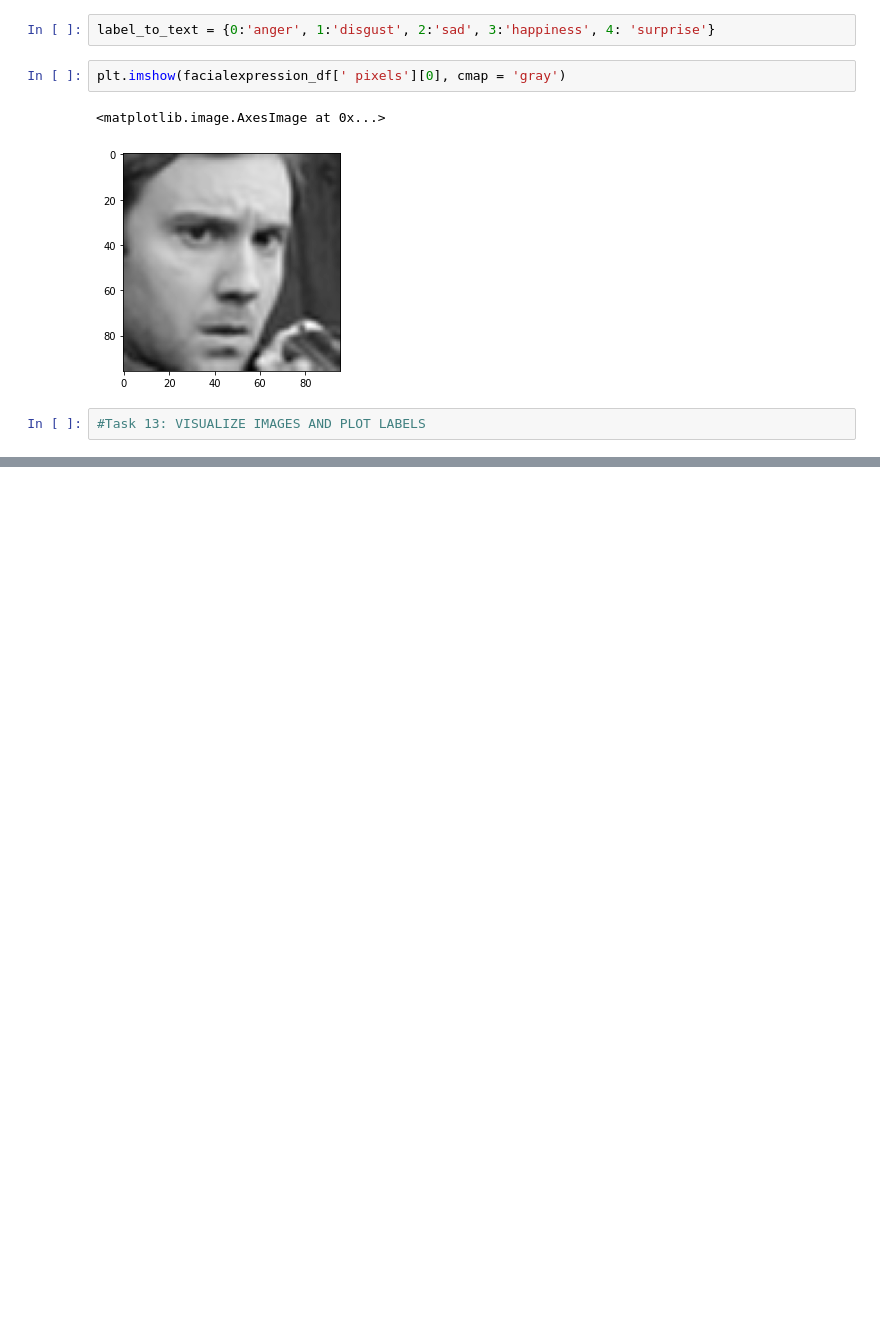
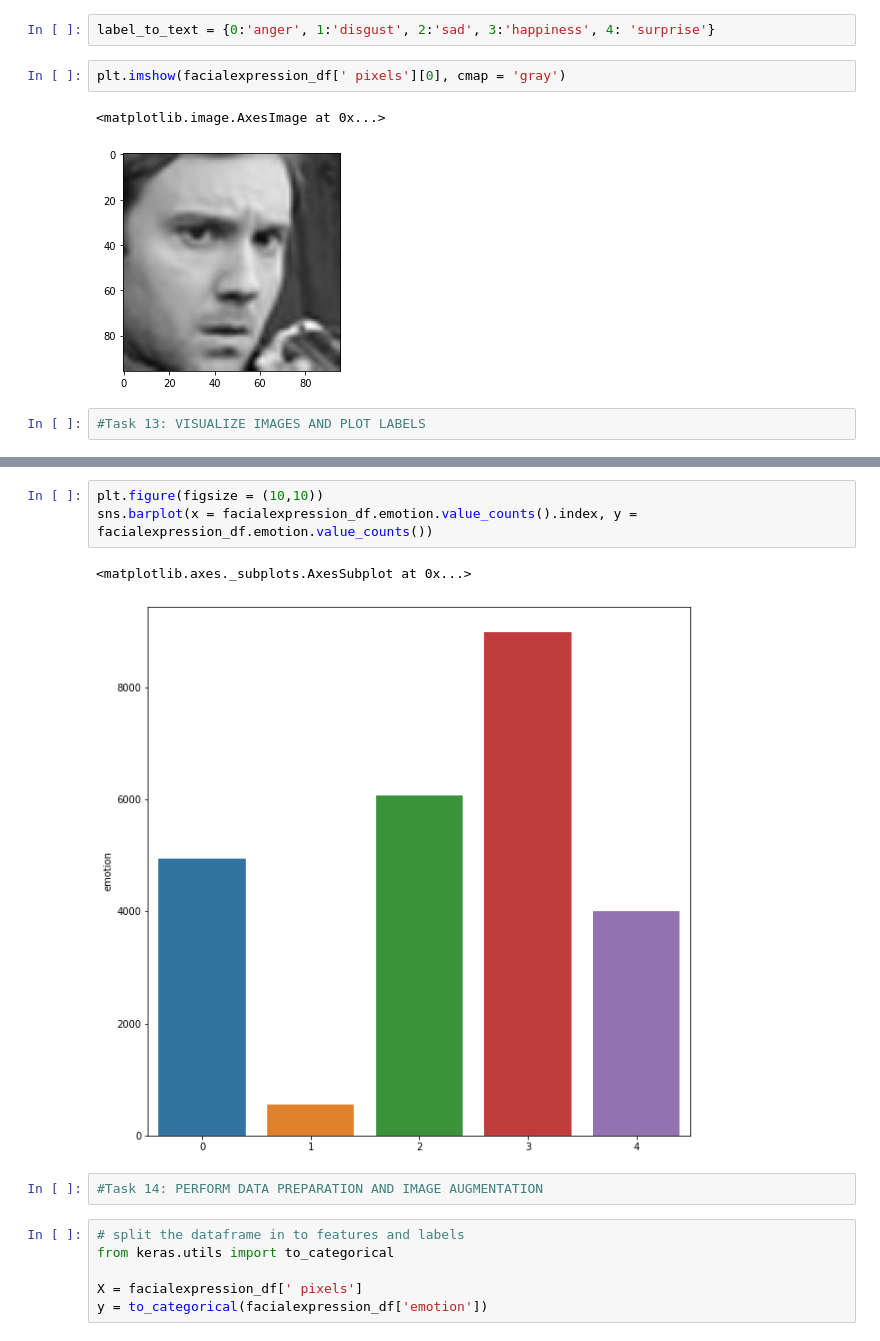
Before and after one commit to astha77-bot/Fizzog, a Jupyter notebook: Fizzog.ipynb, the cells around one changed output, grey strips where cells are left out. Cells and saved outputs as stored; diff of their text form; blank space fills up the shorter version.

```diff
--- a/Fizzog.ipynb
+++ b/Fizzog.ipynb
@@ -549,0 +584,14 @@ plt.imshow(facialexpression_df[' pixels'][0], cmap = 'gray')
+# %%
+plt.figure(figsize = (10,10))
+sns.barplot(x = facialexpression_df.emotion.value_counts().index, y = facialexpression_df.emotion.value_counts())
+# %% [output]
+<matplotlib.axes._subplots.AxesSubplot at 0x...>
+[figure, added]
+# %%
+#Task 14: PERFORM DATA PREPARATION AND IMAGE AUGMENTATION
+# %%
+# split the dataframe in to features and labels
+from keras.utils import to_categorical
+
+X = facialexpression_df[' pixels']
+y = to_categorical(facialexpression_df['emotion'])
```
Also changed, not shown: parts of 20 cells of this notebook.
